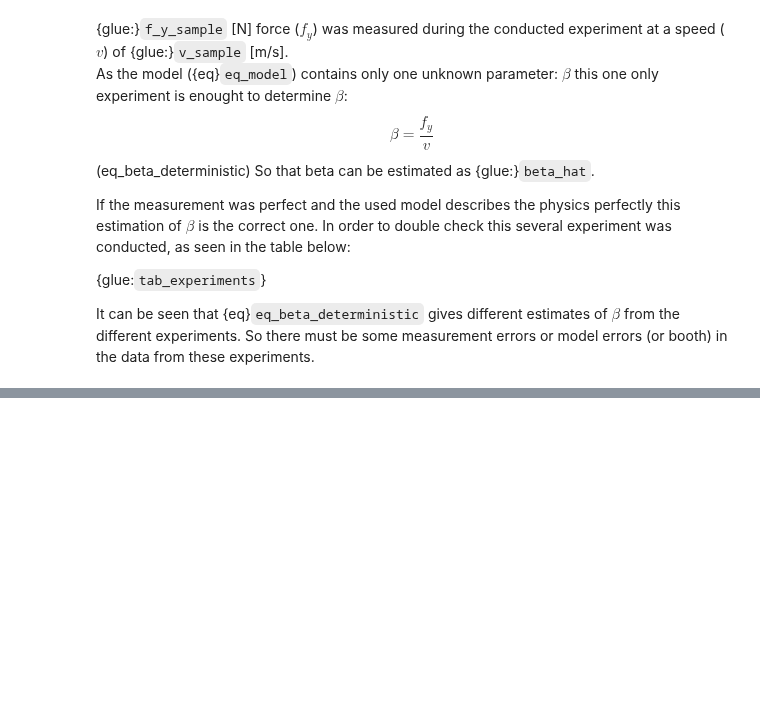
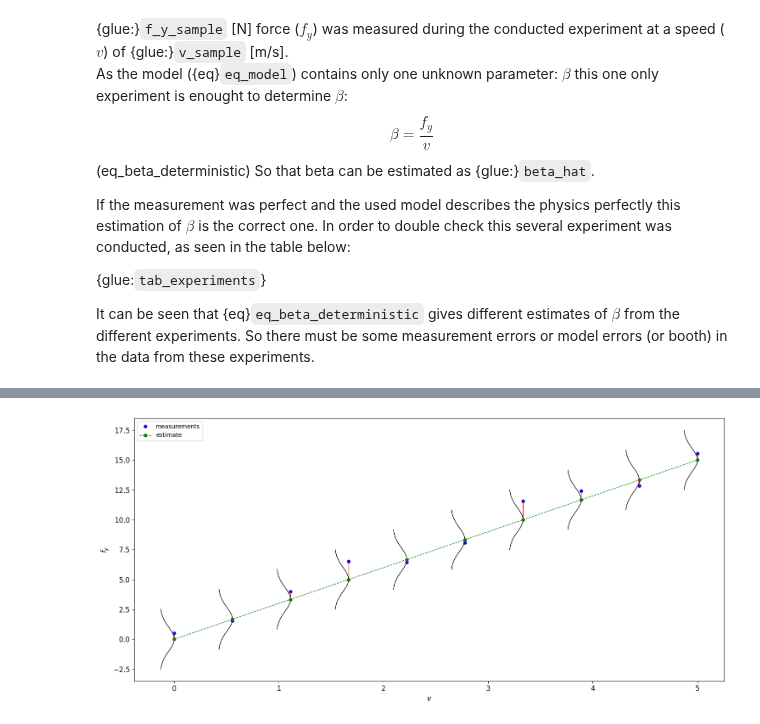
Before and after one commit to martinlarsalbert/VesselManoeuvringModels, a Jupyter notebook: docs/book/30.01_maximum_likelihood.ipynb, the cells around one changed output, grey strips where cells are left out. Saved outputs shown, nothing was run; the diff lists cells and outputs as text; code cells hidden in the pictures; blank space fills up the shorter version.

```diff
--- a/docs/book/30.01_maximum_likelihood.ipynb
+++ b/docs/book/30.01_maximum_likelihood.ipynb
@@ -51,0 +101,17 @@ sns.regplot(data=df, x='v', y='f_y');
+# %%
+fig,ax=plt.subplots()
+data.plot(x='v', y='f_y_measure', style='bo', label='measurements', ax=ax)
+data.plot(x='v', y='f_y', style='g--o', label='estimate', ax=ax)
+
+p_ = p/3  # Scaling for figure
+p_max = np.max(p_)
+
+
+for index,row in data.iterrows():
+    ax.plot(row['v'] + p_ - p_max, row['f_y'] + epsilons, 'k-', zorder=-10)
+    ax.plot([row['v'],row['v']], [row['f_y'],row['f_y_measure']], 'r-')
+
+ax.set_xlabel(r'$v$');
+ax.set_ylabel(r'$f_y$');
+# %% [output]
+[figure, added]
```
Also changed, not shown: parts of 16 cells of this notebook.
